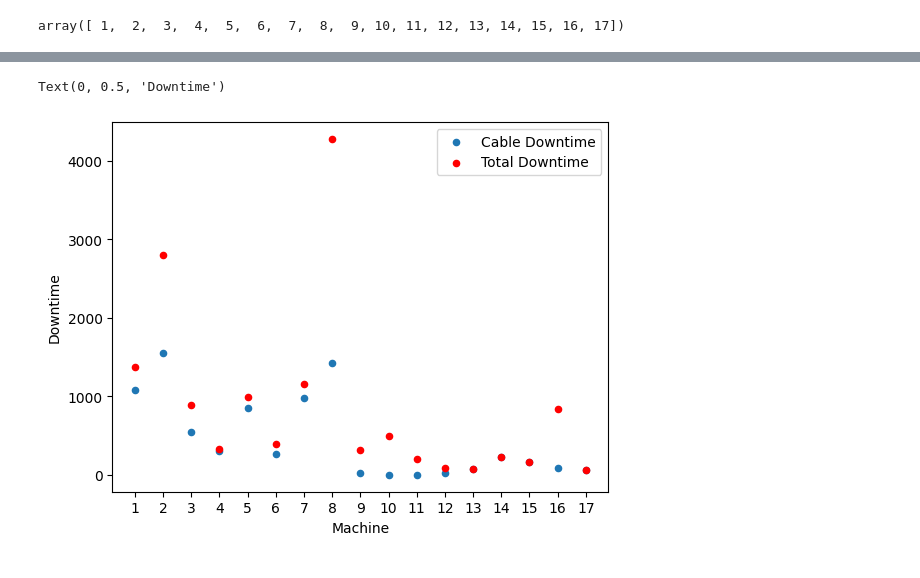
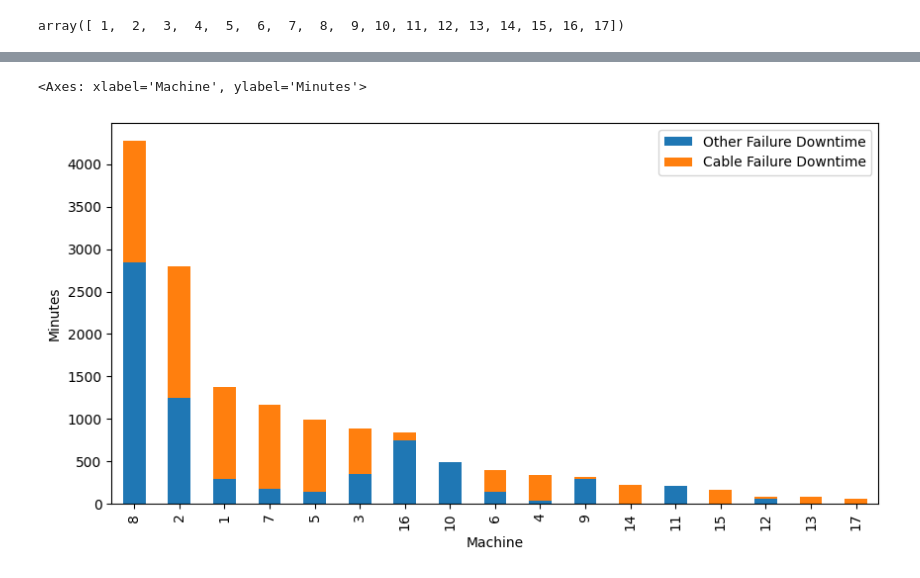
Before and after one commit to nekitnavr/DAproject, a Jupyter notebook: Copper_wire.ipynb, the cells around one changed output, grey strips where cells are left out. Saved outputs shown, nothing was run; the diff lists cells and outputs as text; code cells hidden in the pictures.

```diff
--- a/Copper_wire.ipynb
+++ b/Copper_wire.ipynb
@@ -3,7 +3,7 @@
 # %%
 import pandas as pd
 # %%
-data = pd.read_csv('./Cable-Production-Line-Dataset.csv')
+data = pd.read_csv('./CourseProject/Cable-Production-Line-Dataset.csv')
 # %%
 data.keys()
 # %% [output]
@@ -22,3 +26,5 @@ data.head()
+# %%
+data['Shift'] = data['Shift'].replace({'A': 0, 'B': 1})
 # %%
 data['Total Failures'] = data['Cable Failures'] + data['Other Failures']
 data['Total Downtime'] = data['Cable Failure Downtime'] + data['Other Failure Downtime']
@@ -63,8 +74,7 @@ data.plot(ax=ax, y='Cable Failure Downtime')
 # %%
-grouped = data.groupby('Machine')[['Total Downtime','Cable Failure Downtime']].sum().reset_index()
-ax = grouped.plot(kind='scatter', x='Machine', y='Cable Failure Downtime', xticks=range(1, len(grouped)+1), label='Cable Downtime')
-grouped.plot(ax=ax, kind='scatter',  x='Machine', y='Total Downtime', color='r', label='Total Downtime')
-ax.set_ylabel('Downtime')
+grouped = data.groupby('Machine')[['Other Failure Downtime','Cable Failure Downtime', 'Total Downtime']].sum().sort_values(by='Total Downtime', ascending=False)
+grouped.drop(columns='Total Downtime', inplace=True)
+grouped.plot.bar(stacked=True, xlabel='Machine', ylabel='Minutes', figsize=(10,5))
 # %% [output]
-Text(0, 0.5, 'Downtime')
+<Axes: xlabel='Machine', ylabel='Minutes'>
-[figure, old version]
+[figure, new version]
```
Also changed, not shown: parts of 17 cells of this notebook.
